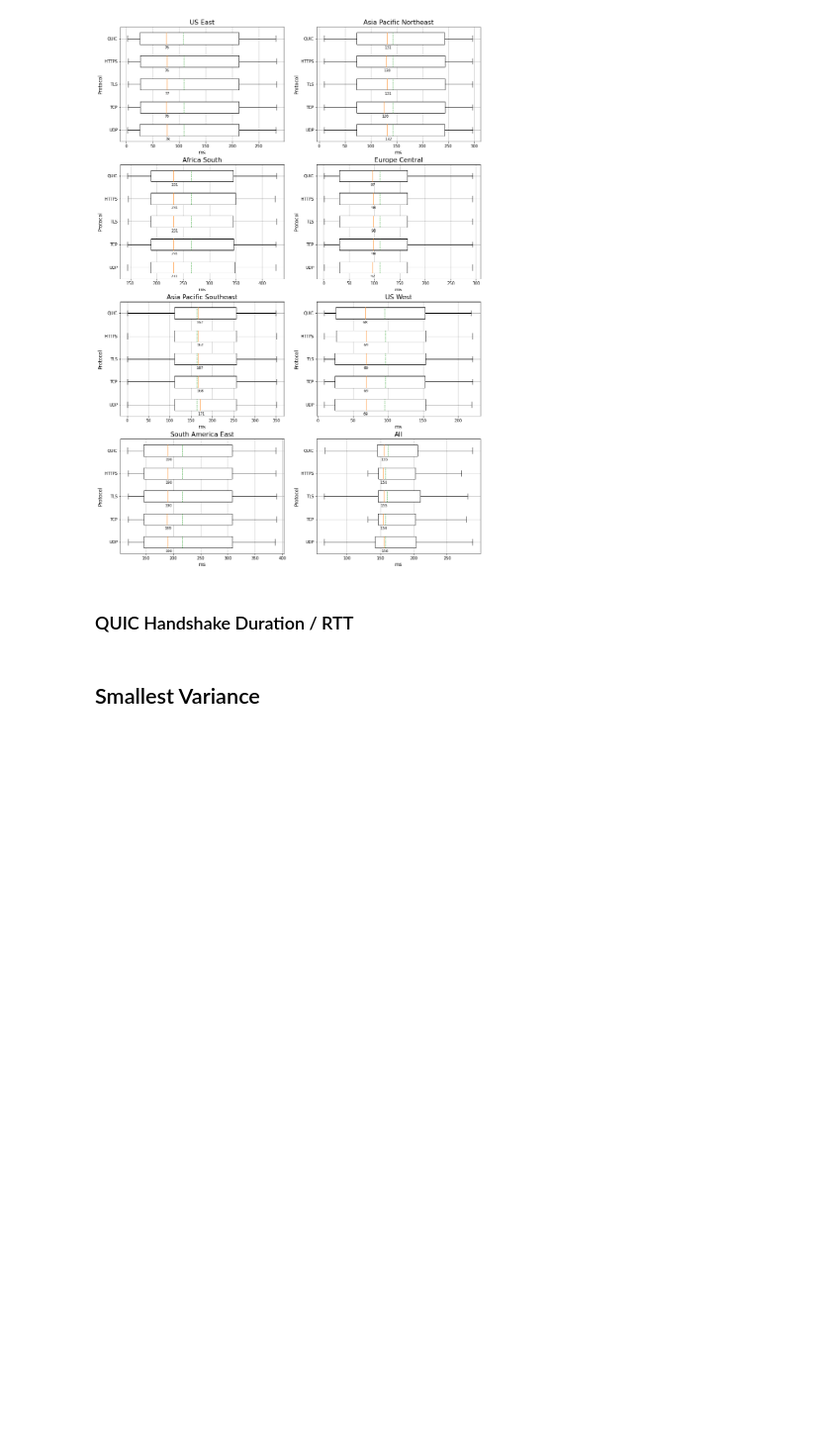
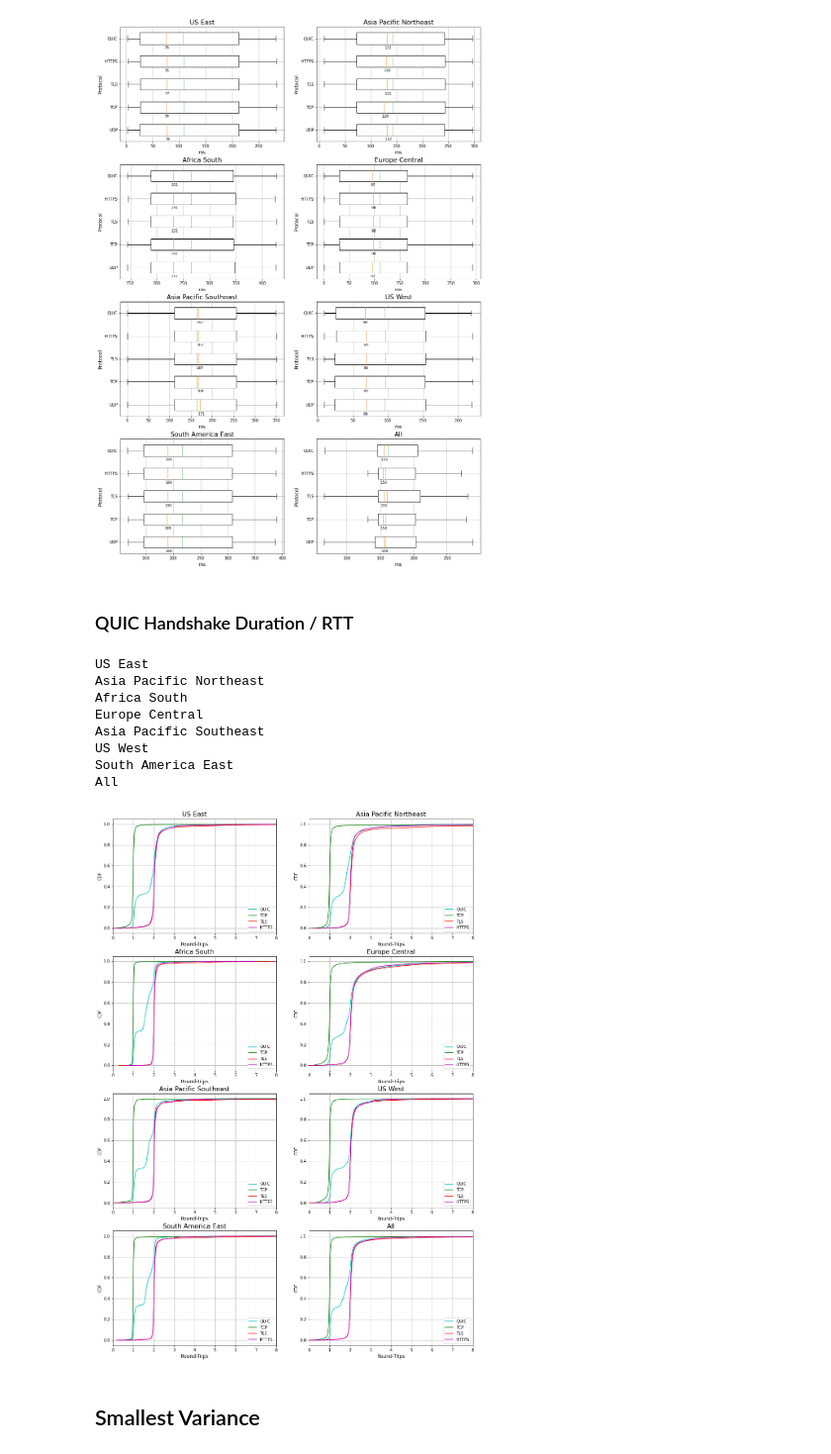
Before and after one commit to justus237/dns-analysis, a Jupyter notebook: Performance.ipynb, the cells around one changed output. Shown at 99% size. Drawn from its saved outputs; the diff is of its cells as text; code cells hidden in the pictures; blank space fills up the shorter version.

Commit message:
updated handshake plot

```diff
--- a/Performance.ipynb
+++ b/Performance.ipynb
@@ -202,14 +202,14 @@ def getQUICMedianTraceroutes(cacheWarming = False, protocol = "quic", vp=''):
     FROM dns_measurements_clean d
     WHERE d.protocol = '{}' {}
     AND d.id LIKE '{}%'
-    AND d.id IN (SELECT DISTINCT(t.dns_measurement_id) FROM traceroutes t where t.dest_ip = t.hop_ip AND t.protocol = '{}');
+    AND d.id IN (SELECT DISTINCT(t.dns_measurement_id) FROM traceroutes_small t where t.protocol = '{}');
     """.format(protocol, cacheCondition, vp, protocol)
     handshake_duration = pd.read_sql_query(sql, connection)
     sql = """
     SELECT
     t.dns_measurement_id as id, dest_port as port, protocol, dest_ip, hop_ip, rtt
-    FROM traceroutes t
-    WHERE t.protocol = '{}' AND t.dest_ip = t.hop_ip AND id LIKE '{}%'
+    FROM traceroutes_small t
+    WHERE t.protocol = '{}' AND id LIKE '{}%'
     """.format(protocol, vp)
     rtts = pd.read_sql_query(sql, connection).groupby("id").sample(n = 1)
     return pd.merge(handshake_duration, rtts, on = ["id", "protocol", "port"])
@@ -217,7 +217,7 @@ def getQUICMedianTraceroutes(cacheWarming = False, protocol = "quic", vp=''):
 def getQUICMedianResolveTime(vp=''):
     sql = f"""
     SELECT ip, query_time FROM dns_measurements_clean measurement
-    WHERE measurement.protocol = 'quic' AND measurement.r_code IS NOT NULL AND measurement.total_time IS NOT NULL AND measurement.total_time <= 5000000000
+    WHERE measurement.protocol = 'quic' AND measurement.total_time IS NOT NULL AND measurement.total_time <= 5000000000
       AND measurement.id LIKE '{vp}%'
       AND NOT measurement.cache_warming
       AND measurement.ip IN (SELECT ip FROM dns_measurements_clean udp WHERE udp.protocol = 'udp' AND udp.response_ip IS NOT NULL AND NOT udp.cache_warming)
@@ -762,54 +762,72 @@ quic
 # %% [markdown]
 ### QUIC Handshake Duration / RTT
 # %%
-times = getQUICMedianTraceroutes()
-times["handshake/rtt"] = times.apply(lambda row: row["quic_handshake_duration"]/row["rtt"], axis = 1)
-times["resolve-rtt"] = times.apply(lambda row: (row["query_time"] - row["rtt"]) / 1000000, axis = 1)
+for key, vp in vantage_points.items():
+    vp['times'] = getQUICMedianTraceroutes(vp=vp['short'])
+    vp['times']['handshake/rtt'] = vp['times'].apply(lambda row: row["quic_handshake_duration"]/row["rtt"], axis = 1)
+    vp['times']['resolve-rtt'] = vp['times'].apply(lambda row: (row["query_time"] - row["rtt"]) / 1000000, axis = 1)
 # %%
-times_uncached = getQUICMedianTraceroutes(cacheWarming = True)
-times_uncached["resolve-rtt"] = times_uncached.apply(lambda row: (row["query_time"] - row["rtt"]) / 1000000, axis = 1)
+for key, vp in vantage_points.items():
+    vp['times_uncached'] = getQUICMedianTraceroutes(cacheWarming = True, vp=vp['short'])
+    vp['times_uncached']["resolve-rtt"] = vp['times_uncached'].apply(lambda row: (row["query_time"] - row["rtt"]) / 1000000, axis = 1)
 # %%
-def plotHandshake():
+def plotHandshake(ax, i, vp):
     def filterNA(df):
         return df[df["handshake/rtt"].notna()]["handshake/rtt"].tolist()
 
     def addTLS(row):
         if row["tcp_handshake_duration"] and row["tls_handshake_duration"]:
             return (row["tcp_handshake_duration"] + row["tls_handshake_duration"])/row["rtt"]
         return np.nan
 
-    quicTimes = getQUICMedianTraceroutes(protocol = "quic")
-    tcpTimes = getQUICMedianTraceroutes(protocol = "tcp")
-    tlsTimes = getQUICMedianTraceroutes(protocol = "tls")
-    httpsTimes = getQUICMedianTraceroutes(protocol = "https")
+    vp_short=vp['short']
+    quicTimes = getQUICMedianTraceroutes(protocol = "quic", vp=vp_short)
+    tcpTimes = getQUICMedianTraceroutes(protocol = "tcp", vp=vp_short)
+    tlsTimes = getQUICMedianTraceroutes(protocol = "tls", vp=vp_short)
+    httpsTimes = getQUICMedianTraceroutes(protocol = "https", vp=vp_short)
     quicTimes["handshake/rtt"] = quicTimes.apply(lambda row: row["quic_handshake_duration"]/row["rtt"], axis = 1)
     tcpTimes["handshake/rtt"] = tcpTimes.apply(lambda row: row["tcp_handshake_duration"]/row["rtt"], axis = 1)
     tlsTimes["handshake/rtt"] = tlsTimes.apply(addTLS, axis = 1)
     httpsTimes["handshake/rtt"] = httpsTimes.apply(addTLS, axis = 1)
-
-    fig = plt.figure(figsize = (10, 7))
 
     distQUIC = filterNA(quicTimes)
     distTCP = filterNA(tcpTimes)
     distTLS = filterNA(tlsTimes)
     distHTTPS = filterNA(httpsTimes)
 
-    plt.plot(calculateCDF(distQUIC)[0], calculateCDF(distQUIC)[1], label="QUIC", color = Colors.quic)
-    plt.plot(calculateCDF(distTCP)[0], calculateCDF(distTCP)[1], label="TCP", color = Colors.tcp)
-    plt.plot(calculateCDF(distTLS)[0], calculateCDF(distTLS)[1], label="TLS", color = Colors.tls)
-    plt.plot(calculateCDF(distHTTPS)[0], calculateCDF(distHTTPS)[1], label="HTTPS", color = Colors.https)
+    ax[int(i/2),i%2].plot(calculateCDF(distQUIC)[0], calculateCDF(distQUIC)[1], label="QUIC", color = Colors.quic)
+    ax[int(i/2),i%2].plot(calculateCDF(distTCP)[0], calculateCDF(distTCP)[1], label="TCP", color = Colors.tcp)
+    ax[int(i/2),i%2].plot(calculateCDF(distTLS)[0], calculateCDF(distTLS)[1], label="TLS", color = Colors.tls)
+    ax[int(i/2),i%2].plot(calculateCDF(distHTTPS)[0], calculateCDF(distHTTPS)[1], label="HTTPS", color = Colors.https)
 
-    plt.xlim([0, 8])
-    plt.grid()
-    plt.legend()
+    ax[int(i/2),i%2].set_xlim(0, 8)
+    ax[int(i/2),i%2].set_xlabel("Round-Trips", fontsize = 12)
+    ax[int(i/2),i%2].set_ylabel("CDF")
+    ax[int(i/2),i%2].set_title(key, fontsize = 16)
+
+    ax[int(i/2),i%2].legend()
+    ax[int(i/2),i%2].grid()
     plt.xlabel("Round-Trips", fontsize = 12)
-    plt.ylabel("CDF")
-
-    plt.savefig("figures/handshake-rtt.pdf", bbox_inches='tight')
-    plt.show()
 
 
-plotHandshake()
+i = 0
+fig, ax = plt.subplots(4, 2, figsize=(16, 24))
+for key, vp in vantage_points.items():
+    print(key)
+    plotHandshake(ax, i, vp)
+    i += 1
+plt.savefig("figures/handshake-rtt.pdf", bbox_inches='tight')
+plt.show()
+# %% [output]
+US East
+Asia Pacific Northeast
+Africa South
+Europe Central
+Asia Pacific Southeast
+US West
+South America East
+All
+[figure, added]
 # %%
 def getQLogPandas():
     items = []
```
Also changed, not shown: 1 other file.
